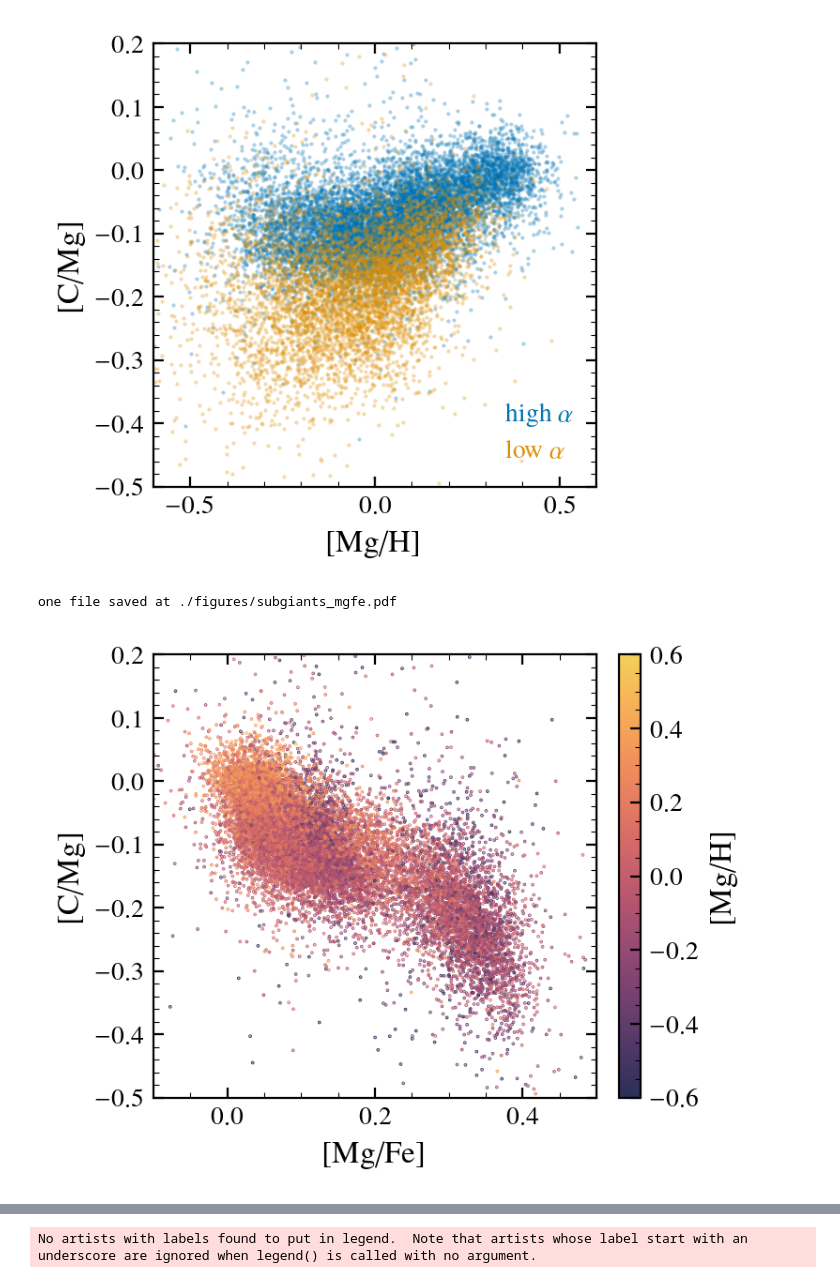
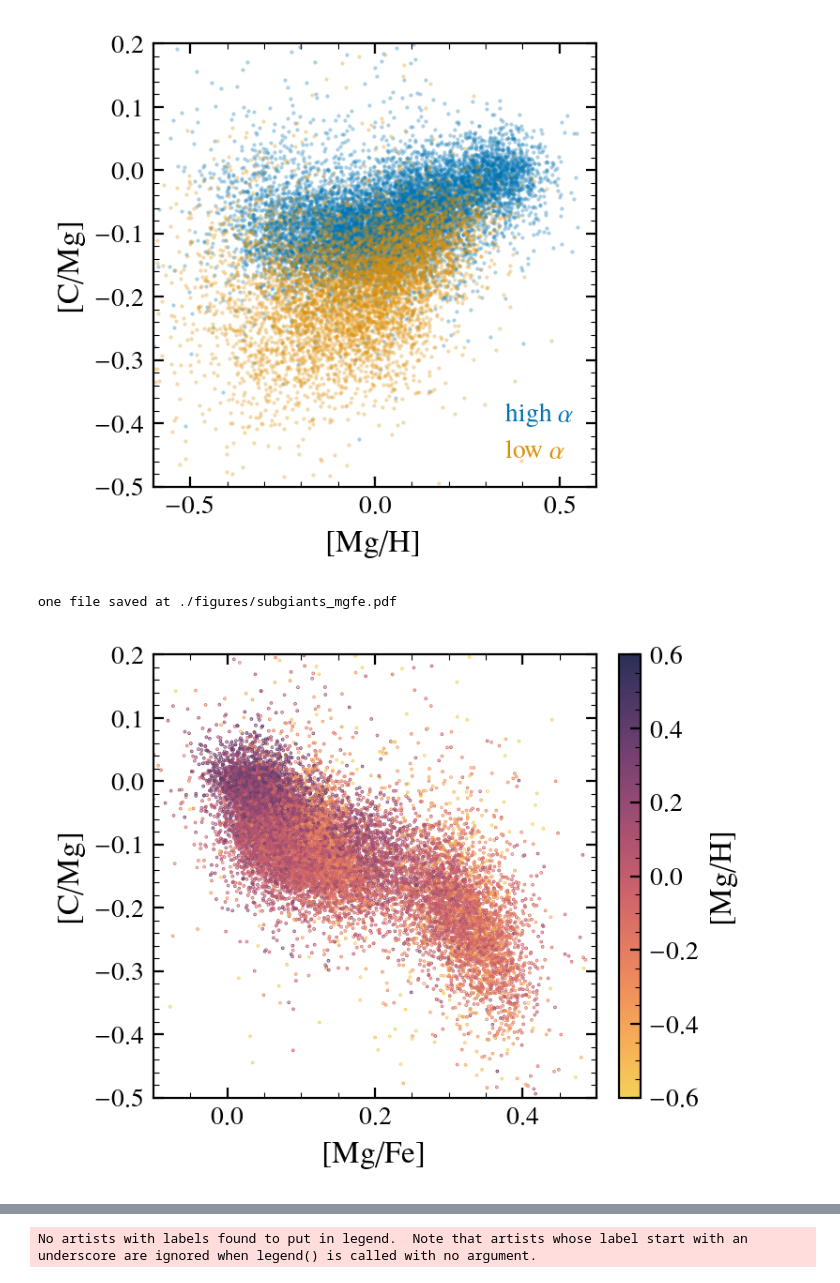
Before and after one commit to aeyobd/surp, a Jupyter notebook: carbon_paper/arya_test.ipynb, the cells around one changed output, grey strips where cells are left out. Saved outputs shown, nothing was run; the diff lists cells and outputs as text; code cells hidden in the pictures.

Commit message:
better yield plots

```diff
--- a/carbon_paper/arya_test.ipynb
+++ b/carbon_paper/arya_test.ipynb
@@ -140,26 +135,25 @@ sp.save("subgiants_mgh.pdf")
 one file saved at ./figures/subgiants_mgh.pdf
 [figure]
 # %%
-hanha = subgiants["high_alpha"]
-
+cmap = arya.style.get_cmap(reverse=True)
 df = subgiants
-s = arya.Scatter(df["MG_FE"], df["C_MG"], s=0.1, alpha=1, c=df["MG_H"])
+s = arya.Scatter(df["MG_FE"], df["C_MG"], s=0.1, alpha=1, c=df["MG_H"], cmap=cmap)
 s.clim = (-0.6, 0.6)
 s.label = "high $\\alpha$"
 
 sp = s.subplot
 cb = arya.Colorbar(s)
 cb.ax.label = "[Mg/H]"
 
 sp.x.lim = (-0.1, 0.5)
 sp.y.lim = (-0.5, 0.2)
 sp.x.label = "[Mg/Fe]"
 sp.y.label = "[C/Mg]"
 
 sp.save("subgiants_mgfe.pdf")
 # %% [output]
 one file saved at ./figures/subgiants_mgfe.pdf
-[figure, old version]
+[figure, new version]
 # %%
 
 Z_max = 0.04
```
Also changed, not shown: parts of 3 cells of this notebook, 9 other files.
